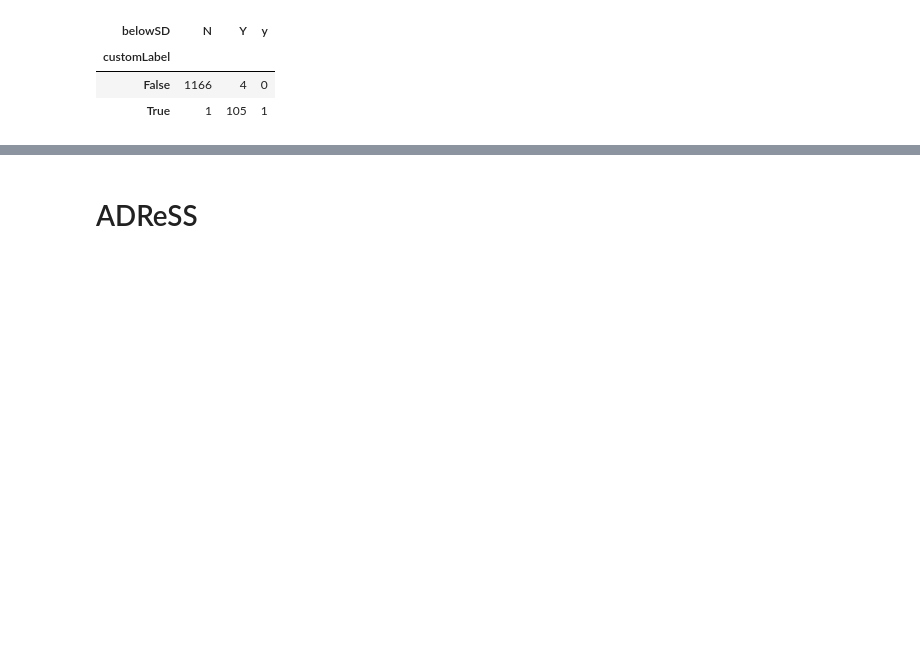
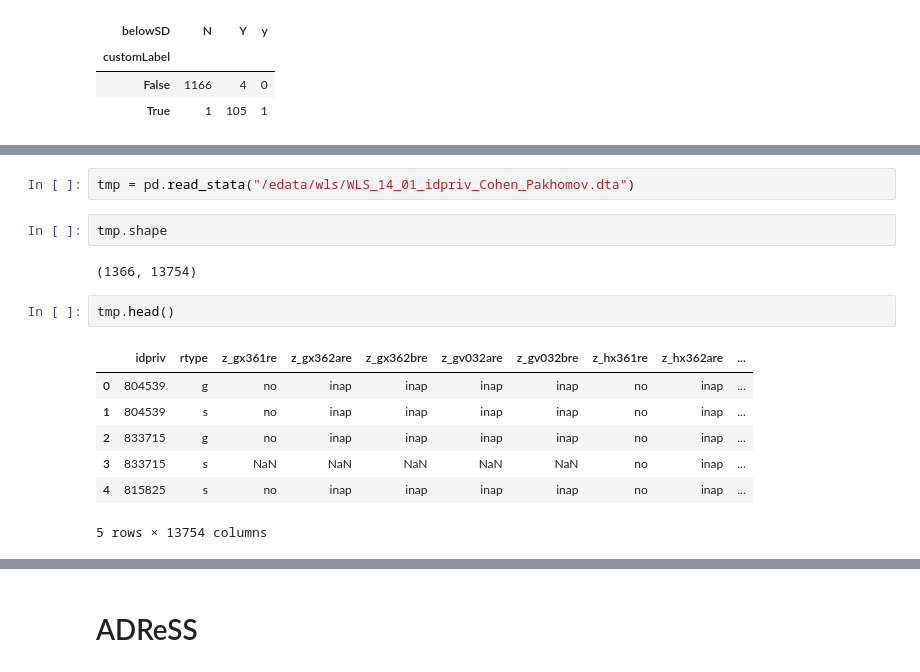
Before and after one commit to LinguisticAnomalies/DeconDTN, a Jupyter notebook: notebooks_xiruo/[explore] A Peek into Two Datasets.ipynb, the cells around one changed output, grey strips where cells are left out. Saved outputs shown, nothing was run; the diff lists cells and outputs as text; blank space fills up the shorter version.

```diff
--- a/notebooks_xiruo/[explore] A Peek into Two Datasets.ipynb
+++ b/notebooks_xiruo/[explore] A Peek into Two Datasets.ipynb
@@ -145,0 +148,16 @@ pd.crosstab(index=df_wls_merge['customLabel'], columns=df_wls_merge['belowSD'])
+# %%
+tmp = pd.read_stata("/edata/wls/WLS_14_01_idpriv_Cohen_Pakhomov.dta")
+# %%
+tmp.shape
+# %% [output]
+(1366, 13754)
+# %%
+tmp.head()
+# %% [output]
+|  | idpriv | rtype | z_gx361re | z_gx362are | z_gx362bre | z_gv032are | z_gv032bre | z_hx361re | z_hx362are | ... |
+| 0 | 804539 | g | no | inap | inap | inap | inap | no | inap | ... |
+| 1 | 804539 | s | no | inap | inap | inap | inap | no | inap | ... |
+| 2 | 833715 | g | no | inap | inap | inap | inap | no | inap | ... |
+| 3 | 833715 | s | NaN | NaN | NaN | NaN | NaN | no | inap | ... |
+| 4 | 815825 | s | no | inap | inap | inap | inap | no | inap | ... |
+5 rows × 13754 columns
```
Also changed, not shown: parts of 12 cells of this notebook, 7 other files.
